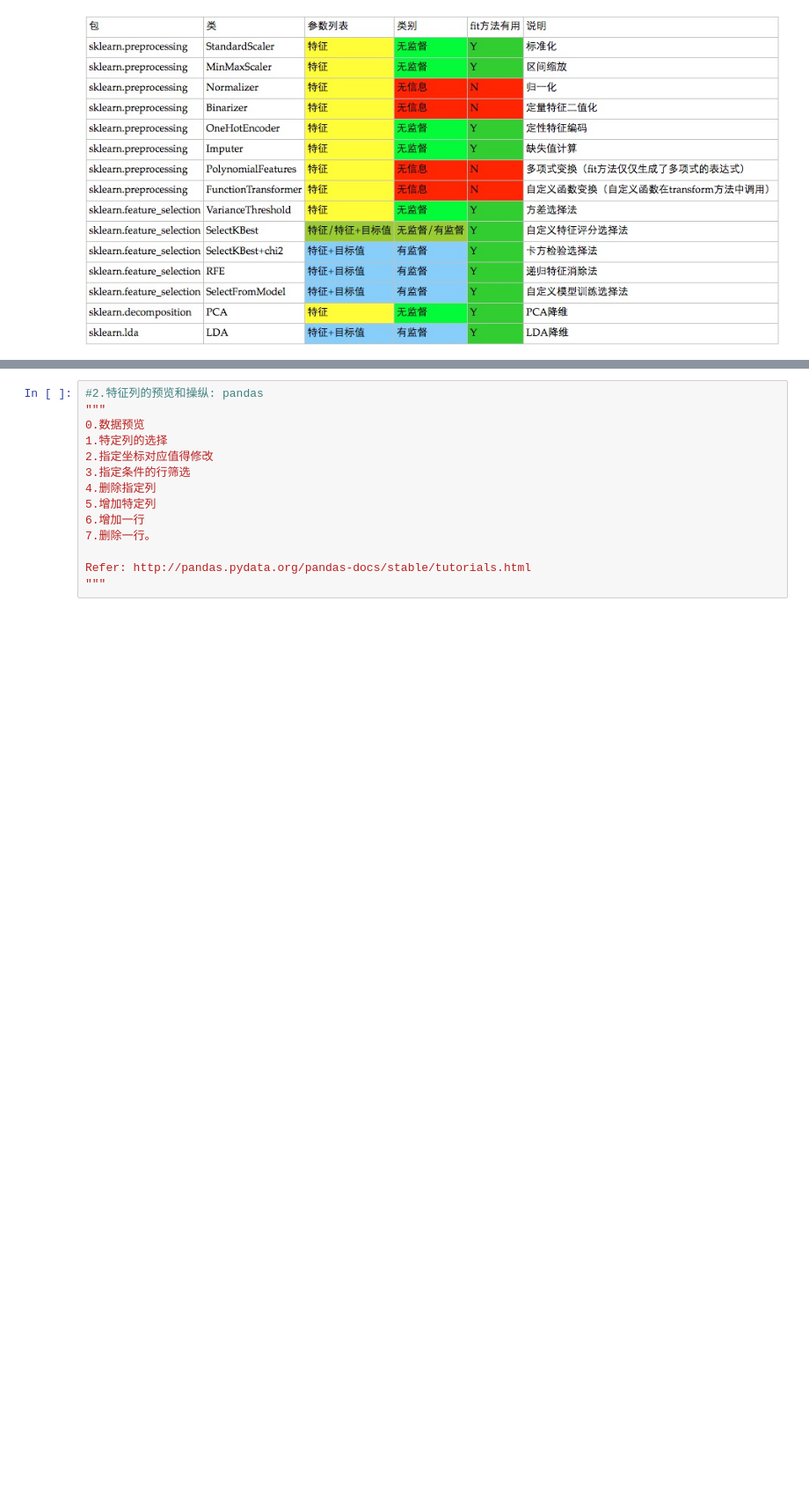
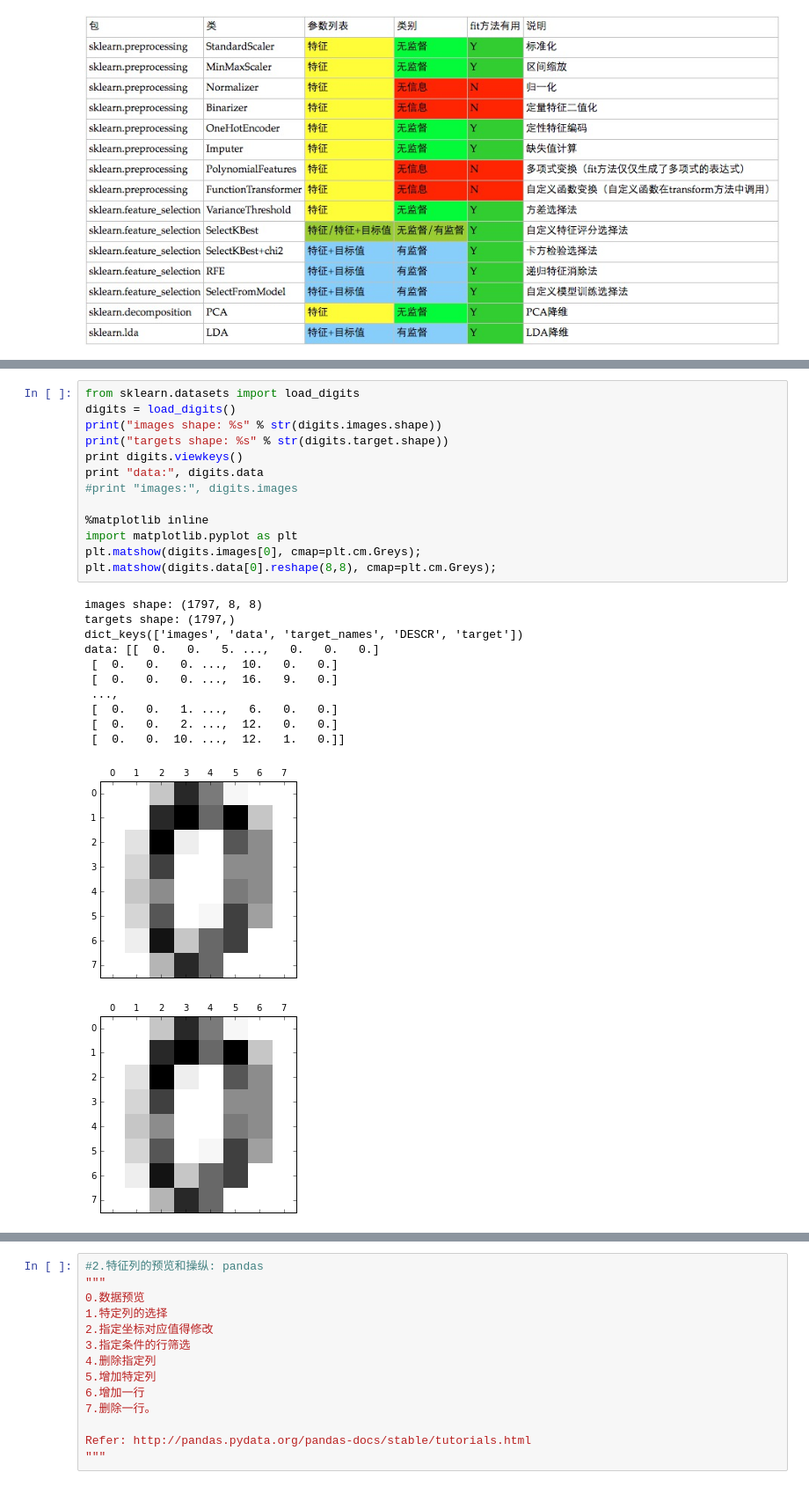
Before and after one commit to todototry/machinelearningdemocode, a Jupyter notebook: 1Preprocessing.ipynb, the cells around one changed output, grey strips where cells are left out. Shown: that part at 88% size. Drawn from its saved outputs; the diff is of its cells as text; blank space fills up the shorter version.

Commit message:
sklearn datasets, and keras dataset operation with six. pickle.

```diff
--- a/1Preprocessing.ipynb
+++ b/1Preprocessing.ipynb
@@ -49,0 +74,26 @@ Image("img/sklearn_preprocessing.jpg")
+# %%
+from sklearn.datasets import load_digits
+digits = load_digits()
+print("images shape: %s" % str(digits.images.shape))
+print("targets shape: %s" % str(digits.target.shape))
+print digits.viewkeys()
+print "data:", digits.data
+#print "images:", digits.images
+
+%matplotlib inline
+import matplotlib.pyplot as plt
+plt.matshow(digits.images[0], cmap=plt.cm.Greys);
+plt.matshow(digits.data[0].reshape(8,8), cmap=plt.cm.Greys);
+# %% [output]
+images shape: (1797, 8, 8)
+targets shape: (1797,)
+dict_keys(['images', 'data', 'target_names', 'DESCR', 'target'])
+data: [[  0.   0.   5. ...,   0.   0.   0.]
+ [  0.   0.   0. ...,  10.   0.   0.]
+ [  0.   0.   0. ...,  16.   9.   0.]
+ ...,
+ [  0.   0.   1. ...,   6.   0.   0.]
+ [  0.   0.   2. ...,  12.   0.   0.]
+ [  0.   0.  10. ...,  12.   1.   0.]]
+[figure, added]
+[figure, added]
```
Also changed, not shown: parts of 11 cells of this notebook, 3 other files.
